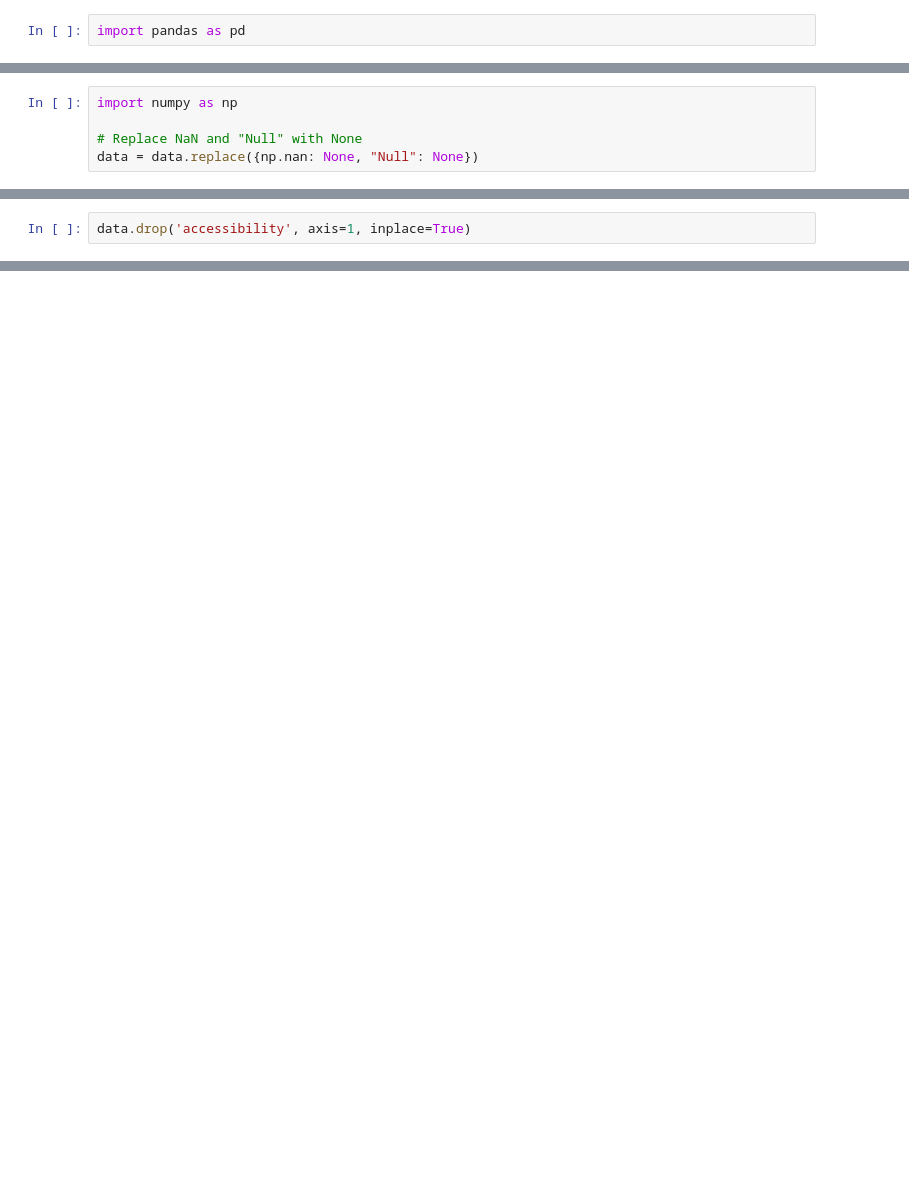
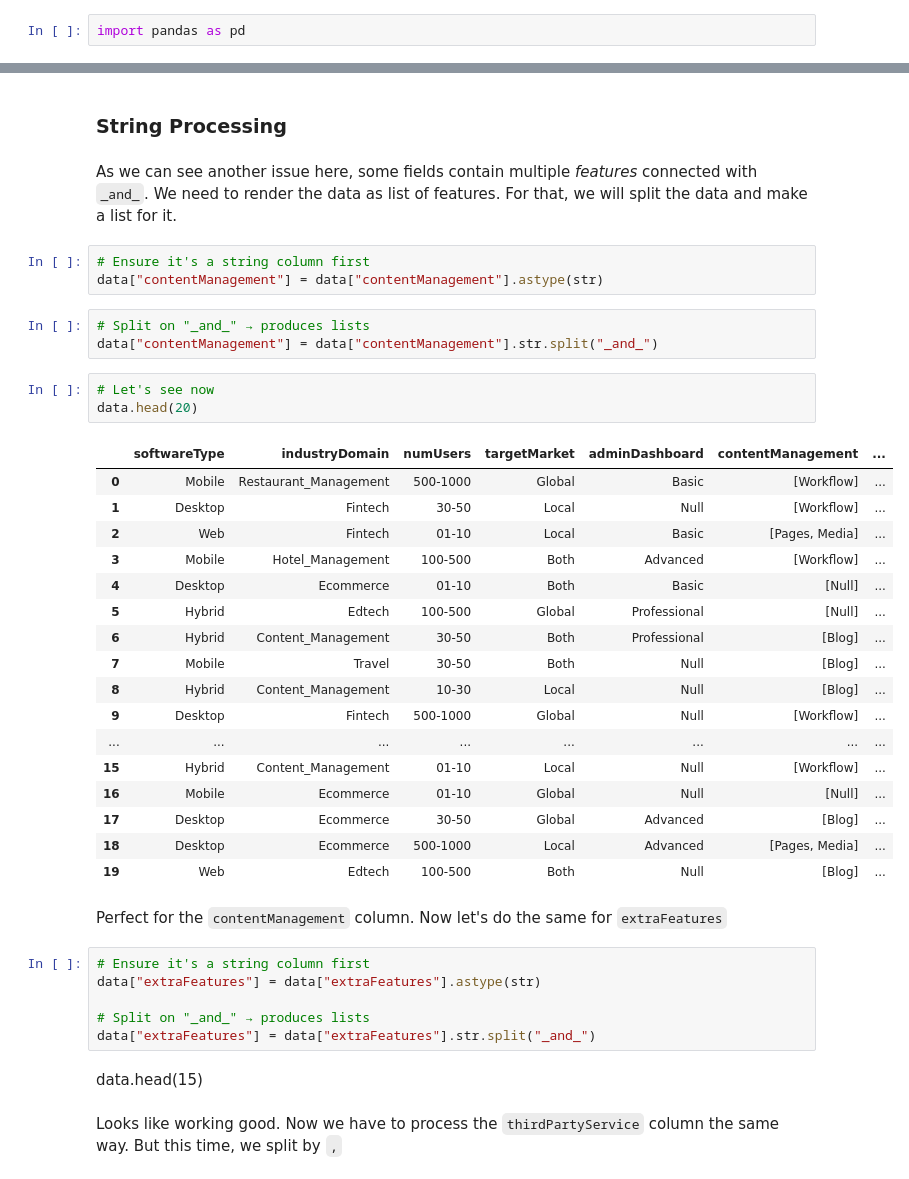
Before and after one commit to OmniSoft-Limited/price-prediction-model, a Jupyter notebook: notebooks/data_cleaning.ipynb, the cells around one changed output, grey strips where cells are left out. Cells and saved outputs as stored; diff of their text form; blank space fills up the shorter version.

```diff
--- a/notebooks/data_cleaning.ipynb
+++ b/notebooks/data_cleaning.ipynb
@@ -281,5 +31,0 @@ data.head()
-# %%
-import numpy as np
-
-# Replace NaN and "Null" with None
-data = data.replace({np.nan: None, "Null": None})
@@ -306,2 +31,0 @@ data
-# %%
-data.drop('accessibility', axis=1, inplace=True)
@@ -327,0 +32,43 @@ data
+# %% [markdown]
+### String Processing
+# %% [markdown]
+As we can see another issue here, some fields contain multiple *features* connected with `_and_`. We need to render the data as list of features. For that, we will split the data and make a list for it.
+# %%
+# Ensure it's a string column first
+data["contentManagement"] = data["contentManagement"].astype(str)
+# %%
+# Split on "_and_" → produces lists
+data["contentManagement"] = data["contentManagement"].str.split("_and_")
+# %%
+# Let's see now
+data.head(20)
+# %% [output]
+|  | softwareType | industryDomain | numUsers | targetMarket | adminDashboard | contentManagement | ... |
+| 0 | Mobile | Restaurant_Management | 500-1000 | Global | Basic | [Workflow] | ... |
+| 1 | Desktop | Fintech | 30-50 | Local | Null | [Workflow] | ... |
+| 2 | Web | Fintech | 01-10 | Local | Basic | [Pages, Media] | ... |
+| 3 | Mobile | Hotel_Management | 100-500 | Both | Advanced | [Workflow] | ... |
+| 4 | Desktop | Ecommerce | 01-10 | Both | Basic | [Null] | ... |
+| 5 | Hybrid | Edtech | 100-500 | Global | Professional | [Null] | ... |
+| 6 | Hybrid | Content_Management | 30-50 | Both | Professional | [Blog] | ... |
+| 7 | Mobile | Travel | 30-50 | Both | Null | [Blog] | ... |
+| 8 | Hybrid | Content_Management | 10-30 | Local | Null | [Blog] | ... |
+| 9 | Desktop | Fintech | 500-1000 | Global | Null | [Workflow] | ... |
+| ... | ... | ... | ... | ... | ... | ... | ... |
+| 15 | Hybrid | Content_Management | 01-10 | Local | Null | [Workflow] | ... |
+| 16 | Mobile | Ecommerce | 01-10 | Global | Null | [Null] | ... |
+| 17 | Desktop | Ecommerce | 30-50 | Global | Advanced | [Blog] | ... |
+| 18 | Desktop | Ecommerce | 500-1000 | Local | Advanced | [Pages, Media] | ... |
+| 19 | Web | Edtech | 100-500 | Both | Null | [Blog] | ... |
+# %% [markdown]
+Perfect for the `contentManagement` column. Now let's do the same for `extraFeatures`
+# %%
+# Ensure it's a string column first
+data["extraFeatures"] = data["extraFeatures"].astype(str)
+
+# Split on "_and_" → produces lists
+data["extraFeatures"] = data["extraFeatures"].str.split("_and_")
+# %% [markdown]
+data.head(15)
+# %% [markdown]
+Looks like working good. Now we have to process the `thirdPartyService` column the same way. But this time, we split by `,`
```
Also changed, not shown: parts of 41 cells of this notebook, 15 other files.
